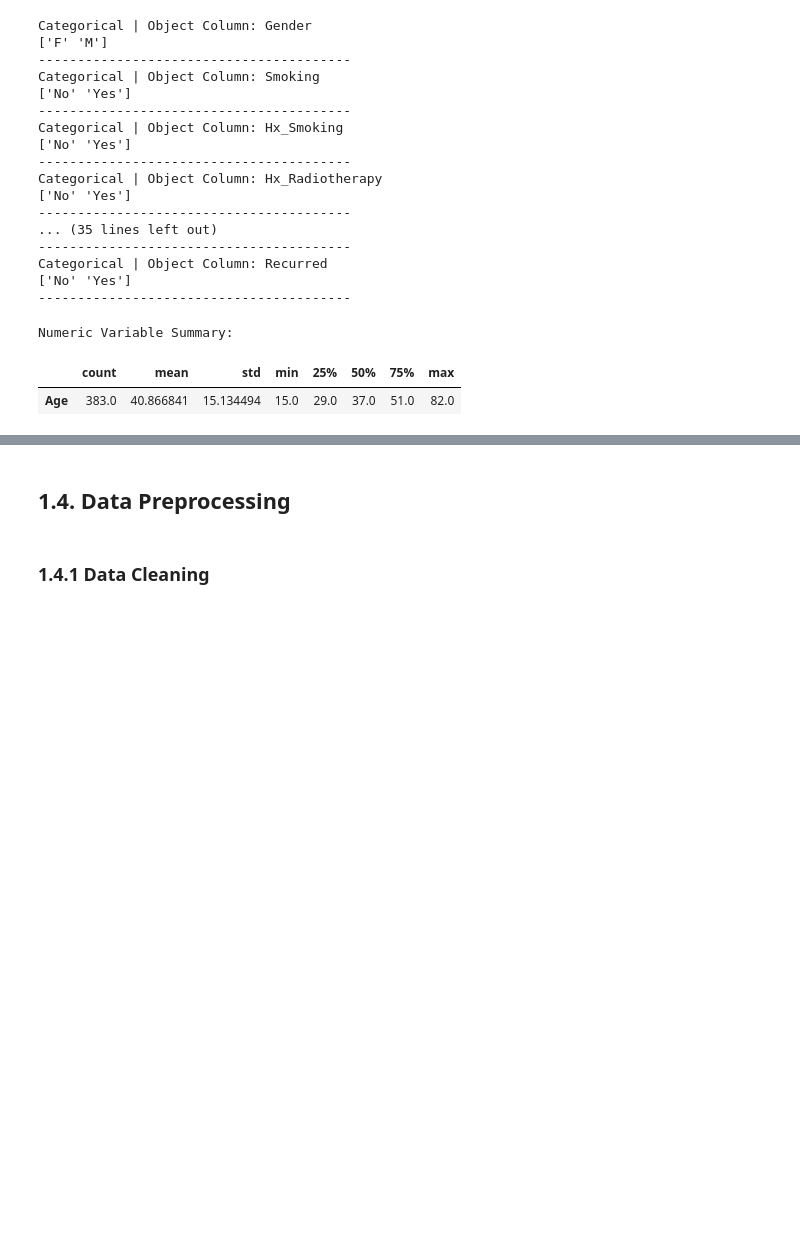
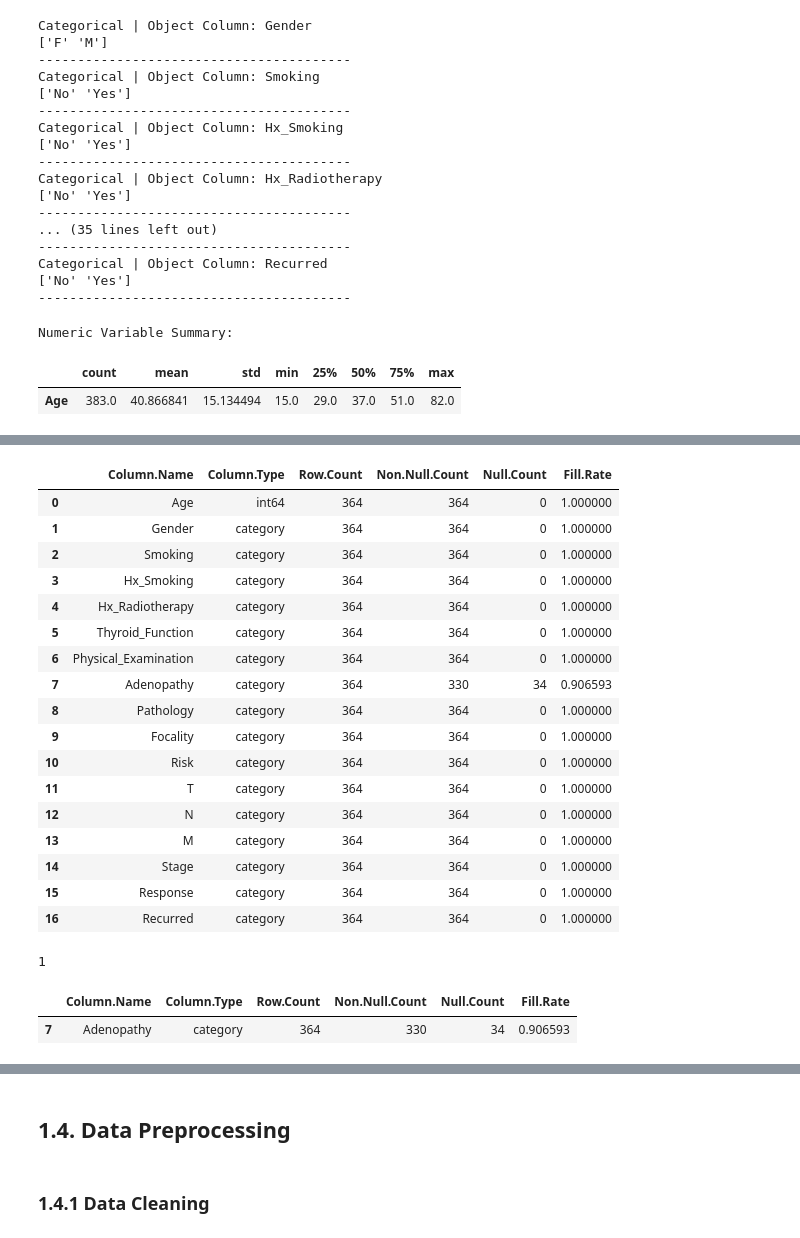
Before and after one commit to JohnPaulinePineda/Portfolio_Project_59, a Jupyter notebook: codes/LeveragingEnsembleLearningWithBaggingBoostingStackingAndBlendingApproaches.ipynb, the cells around one changed output, grey strips where cells are left out. Drawn from its saved outputs; the diff is of its cells as text; code cells hidden in the pictures; blank space fills up the shorter version.

Commit message:
Formulated the Python Notebook
Updated Data Quality Assessment

```diff
--- a/codes/LeveragingEnsembleLearningWithBaggingBoostingStackingAndBlendingApproaches.ipynb
+++ b/codes/LeveragingEnsembleLearningWithBaggingBoostingStackingAndBlendingApproaches.ipynb
@@ -309,0 +452,74 @@ Name: proportion, dtype: float64
+# %%
+##################################
+# Gathering the number of observations for each column
+##################################
+row_count_list = list([len(thyroid_cancer)] * len(thyroid_cancer.columns))
+# %%
+##################################
+# Gathering the number of missing data for each column
+##################################
+null_count_list = list(thyroid_cancer.isna().sum(axis=0))
+# %%
+##################################
+# Gathering the number of non-missing data for each column
+##################################
+non_null_count_list = list(thyroid_cancer.count())
+# %%
+##################################
+# Gathering the missing data percentage for each column
+##################################
+fill_rate_list = map(truediv, non_null_count_list, row_count_list)
+# %%
+##################################
+# Formulating the summary
+# for all columns
+##################################
+all_column_quality_summary = pd.DataFrame(zip(variable_name_list,
+                                              data_type_list,
+                                              row_count_list,
+                                              non_null_count_list,
+                                              null_count_list,
+                                              fill_rate_list),
+                                        columns=['Column.Name',
+                                                 'Column.Type',
+                                                 'Row.Count',
+                                                 'Non.Null.Count',
+                                                 'Null.Count',
+                                                 'Fill.Rate'])
+display(all_column_quality_summary)
+# %% [output]
+|  | Column.Name | Column.Type | Row.Count | Non.Null.Count | Null.Count | Fill.Rate |
+| 0 | Age | int64 | 364 | 364 | 0 | 1.000000 |
+| 1 | Gender | category | 364 | 364 | 0 | 1.000000 |
+| 2 | Smoking | category | 364 | 364 | 0 | 1.000000 |
+| 3 | Hx_Smoking | category | 364 | 364 | 0 | 1.000000 |
+| 4 | Hx_Radiotherapy | category | 364 | 364 | 0 | 1.000000 |
+| 5 | Thyroid_Function | category | 364 | 364 | 0 | 1.000000 |
+| 6 | Physical_Examination | category | 364 | 364 | 0 | 1.000000 |
+| 7 | Adenopathy | category | 364 | 330 | 34 | 0.906593 |
+| 8 | Pathology | category | 364 | 364 | 0 | 1.000000 |
+| 9 | Focality | category | 364 | 364 | 0 | 1.000000 |
+| 10 | Risk | category | 364 | 364 | 0 | 1.000000 |
+| 11 | T | category | 364 | 364 | 0 | 1.000000 |
+| 12 | N | category | 364 | 364 | 0 | 1.000000 |
+| 13 | M | category | 364 | 364 | 0 | 1.000000 |
+| 14 | Stage | category | 364 | 364 | 0 | 1.000000 |
+| 15 | Response | category | 364 | 364 | 0 | 1.000000 |
+| 16 | Recurred | category | 364 | 364 | 0 | 1.000000 |
+# %%
+##################################
+# Counting the number of columns
+# with Fill.Rate < 1.00
+##################################
+len(all_column_quality_summary[(all_column_quality_summary['Fill.Rate']<1)])
+# %% [output]
+1
+# %%
+##################################
+# Identifying the columns
+# with Fill.Rate < 1.00
+##################################
+display(all_column_quality_summary[(all_column_quality_summary['Fill.Rate']<1)].sort_values(by=['Fill.Rate'], ascending=True))
+# %% [output]
+|  | Column.Name | Column.Type | Row.Count | Non.Null.Count | Null.Count | Fill.Rate |
+| 7 | Adenopathy | category | 364 | 330 | 34 | 0.906593 |
```
Also changed, not shown: parts of 55 cells of this notebook, 2 other files.
